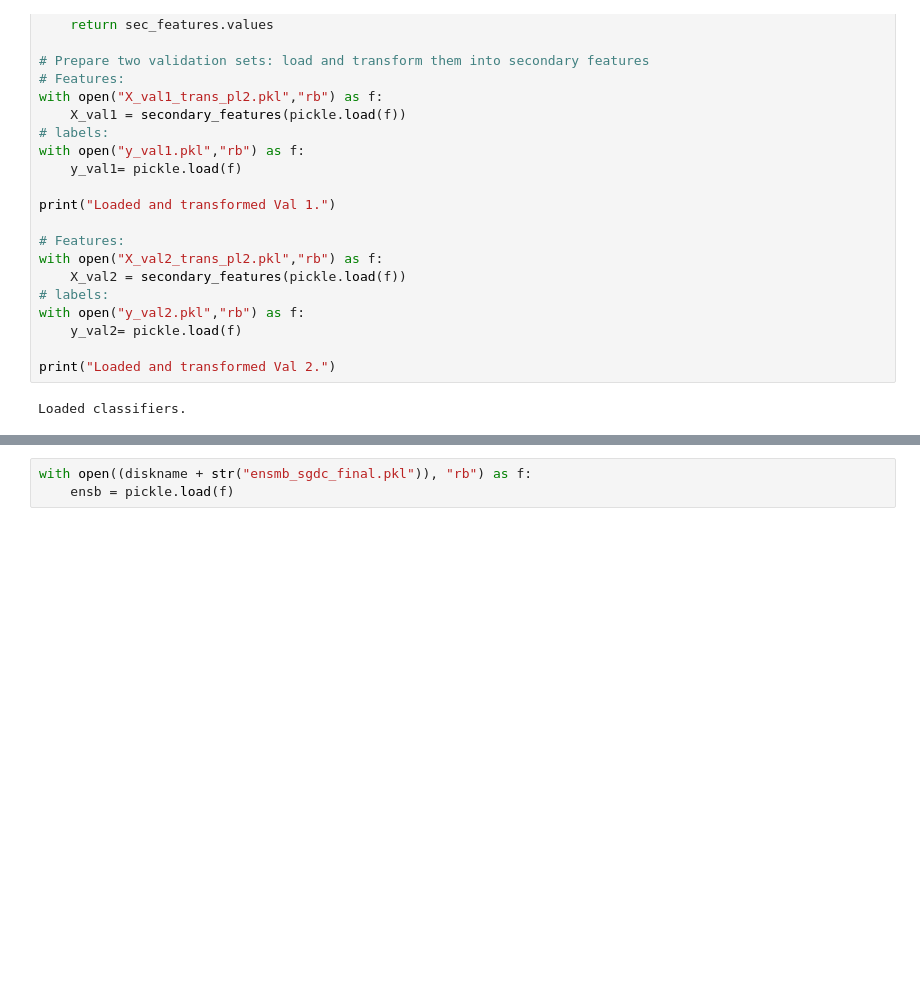
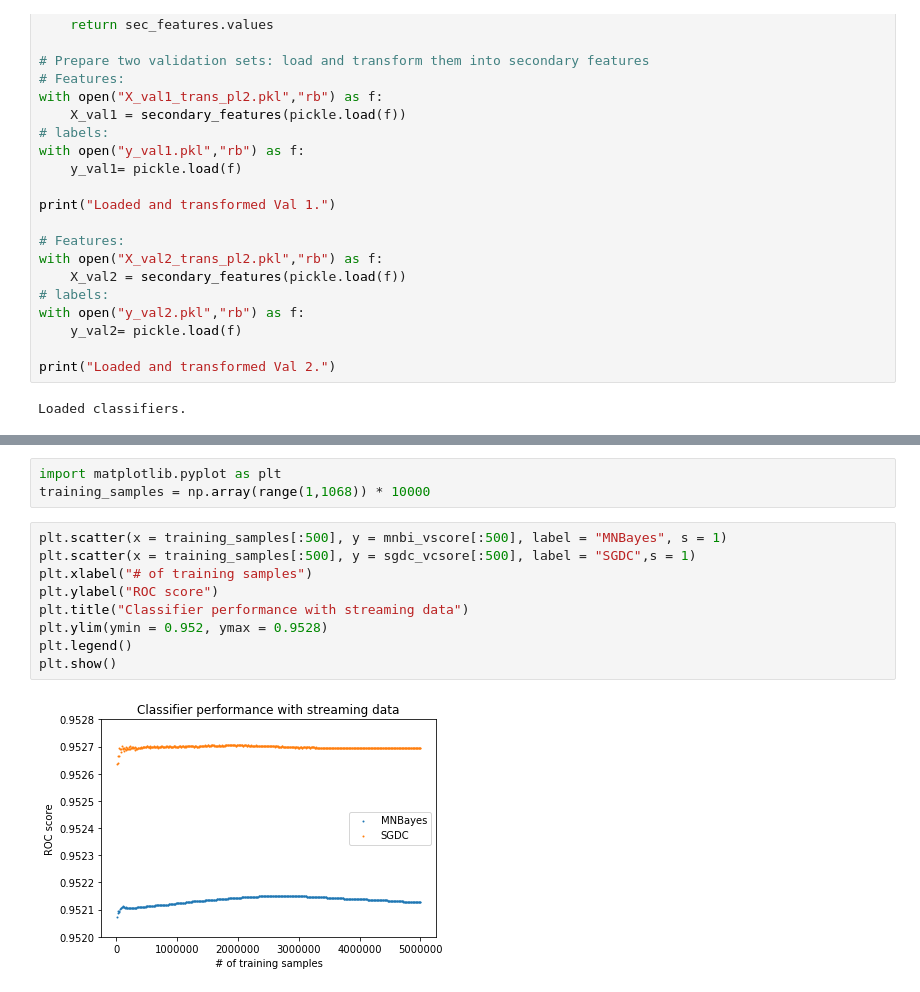
Before and after one commit to ayguno/User-click-detection-predictive-modeling, a Jupyter notebook: User-click-prediction-Ensemble Modeling .ipynb, the cells around one changed output, grey strips where cells are left out. Saved outputs shown, nothing was run; the diff lists cells and outputs as text; blank space fills up the shorter version.

```diff
--- a/User-click-prediction-Ensemble Modeling .ipynb
+++ b/User-click-prediction-Ensemble Modeling .ipynb
@@ -1452,3 +1453,14 @@ Read the new batch.
-# %%
-with open((diskname + str("ensmb_sgdc_final.pkl")), "rb") as f:
-    ensb = pickle.load(f)
+# %%
+import matplotlib.pyplot as plt
+training_samples = np.array(range(1,1068)) * 10000
+# %%
+plt.scatter(x = training_samples[:500], y = mnbi_vscore[:500], label = "MNBayes", s = 1)
+plt.scatter(x = training_samples[:500], y = sgdc_vcsore[:500], label = "SGDC",s = 1)
+plt.xlabel("# of training samples")
+plt.ylabel("ROC score")
+plt.title("Classifier performance with streaming data")
+plt.ylim(ymin = 0.952, ymax = 0.9528)
+plt.legend()
+plt.show()
+# %% [output]
+[figure, added]
```
Also changed, not shown: parts of 1 cell of this notebook.
